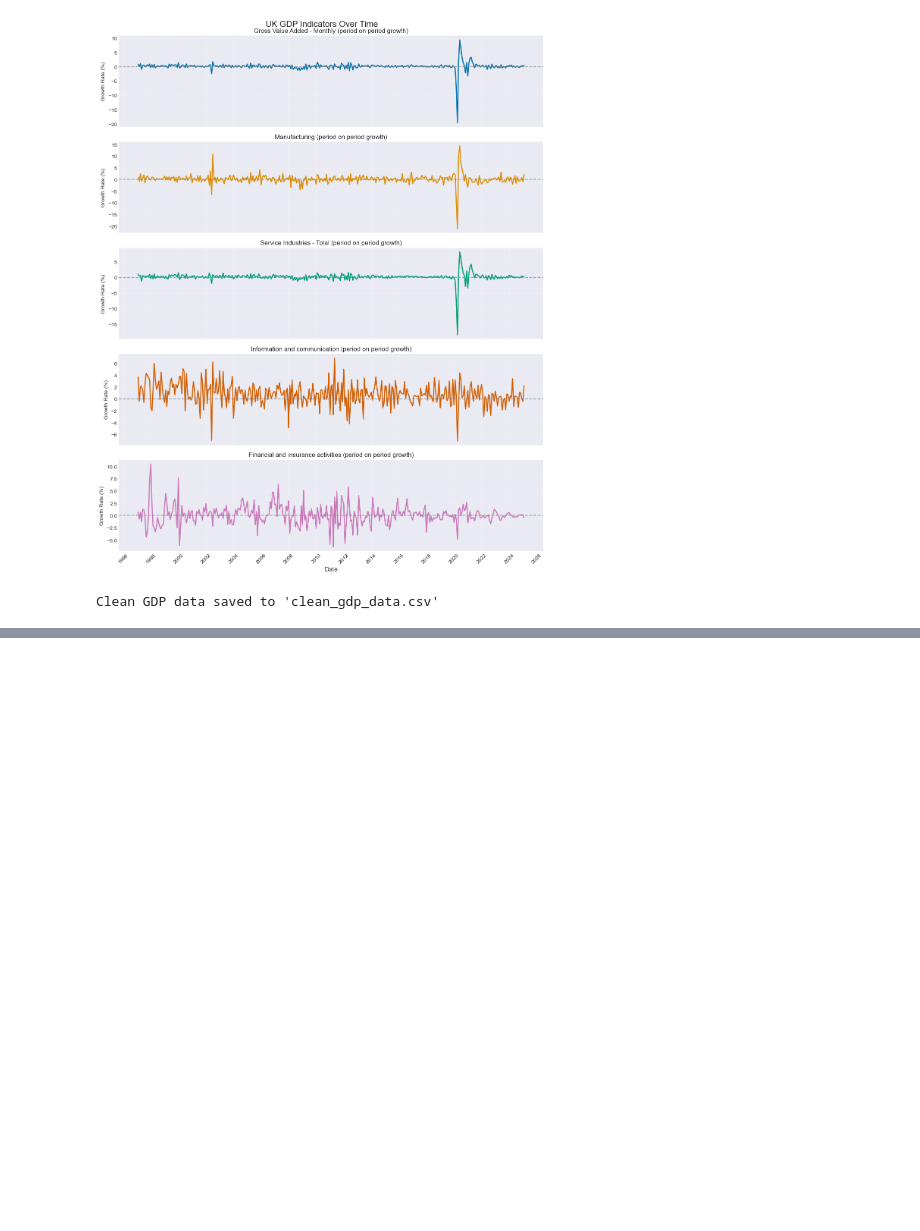
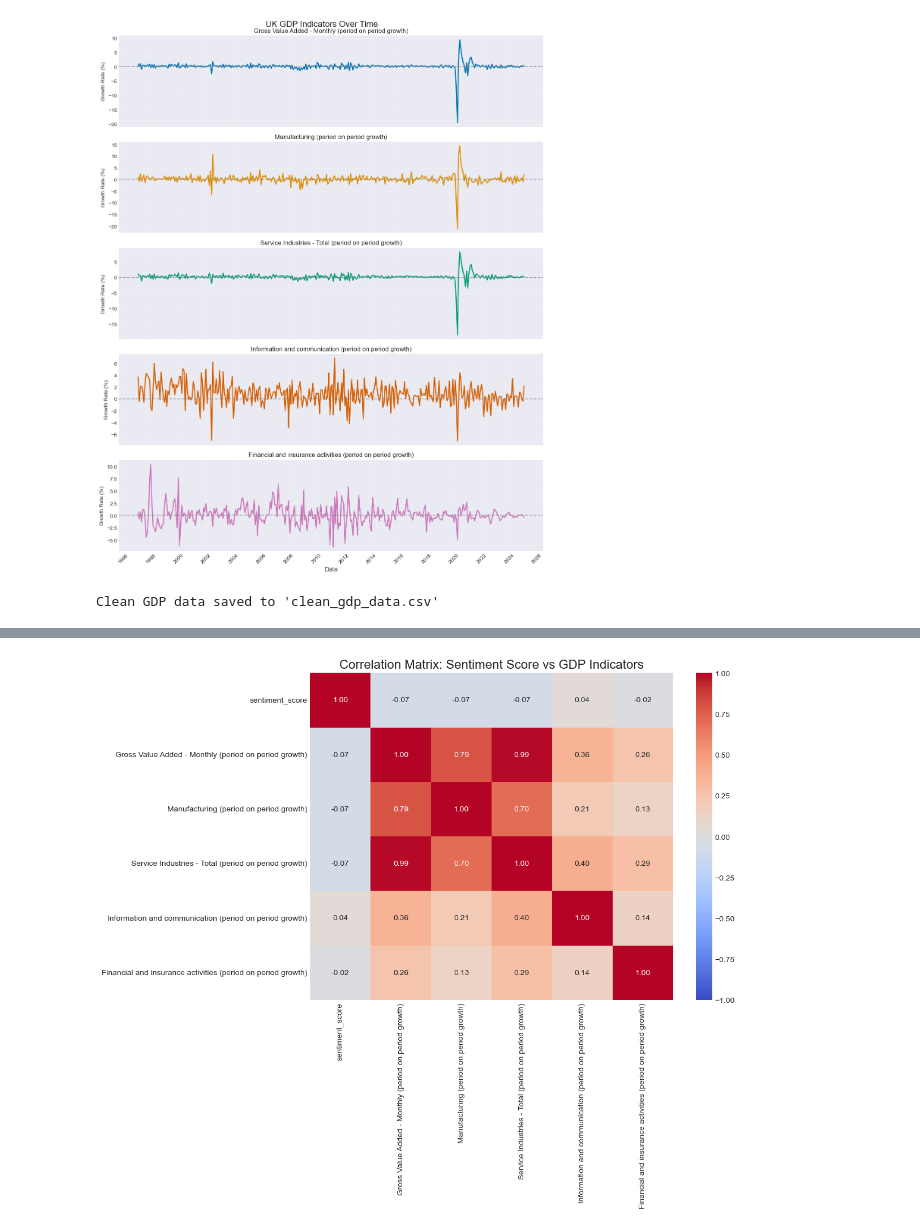
Before and after one commit to L-bot355/AnalytIQ, a Jupyter notebook: GDP data cleaning and EDA_Reka.ipynb, the cells around one changed output, grey strips where cells are left out. Saved outputs shown, nothing was run; the diff lists cells and outputs as text; code cells hidden in the pictures; blank space fills up the shorter version.

```diff
--- a/GDP data cleaning and EDA_Reka.ipynb
+++ b/GDP data cleaning and EDA_Reka.ipynb
@@ -364,0 +384,15 @@ Clean GDP data saved to 'clean_gdp_data.csv'
+# %%
+# Ensure both dataframes have the same data types for join columns
+clean_gdp_data['year'] = clean_gdp_data['year'].astype(int)
+clean_gdp_data['month'] = clean_gdp_data['month'].astype(int)
+boe_sentiment_df['year'] = boe_sentiment_df['year'].astype(int)
+boe_sentiment_df['month'] = boe_sentiment_df['month'].astype(int)
+# %%
+# Merge the datasets on year and month with left join from sentiment to GDP to keep all sentiment data and add GDP data where available
+merged_data = pd.merge(
+    boe_sentiment_df,
+    clean_gdp_data,
+    on=['year', 'month'],
+    how='left')
+
+merged_data.head(15)
@@ -364,0 +489,19 @@ Clean GDP data saved to 'clean_gdp_data.csv'
+# %%
+# Define the GDP indicators we want to analyze
+gdp_indicators = [
+    'Gross Value Added - Monthly (period on period growth)',
+    'Manufacturing (period on period growth)',
+    'Service Industries - Total (period on period growth)',
+    'Information and communication (period on period growth)',
+    'Financial and insurance activities (period on period growth)'
+]
+
+# Extract just the columns we need for correlation analysis
+correlation_data = merged_data[['sentiment_score'] + gdp_indicators].copy()
+
+# Calculate the correlation matrix
+corr_matrix = correlation_data.corr()
+
+# Display the correlation results
+print("Correlation between sentiment score and GDP indicators:")
+print(corr_matrix['sentiment_score'][1:])  # Skip the first row which is correlation with itself
@@ -364,0 +516,9 @@ Clean GDP data saved to 'clean_gdp_data.csv'
+# %%
+# Create a correlation heatmap
+plt.figure(figsize=(12, 10))
+sns.heatmap(corr_matrix, annot=True, cmap='coolwarm', vmin=-1, vmax=1, fmt='.2f')
+plt.title('Correlation Matrix: Sentiment Score vs GDP Indicators', fontsize=16)
+plt.tight_layout()
+plt.show()
+# %% [output]
+[figure, added]
```
Also changed, not shown: parts of 9 cells of this notebook.
